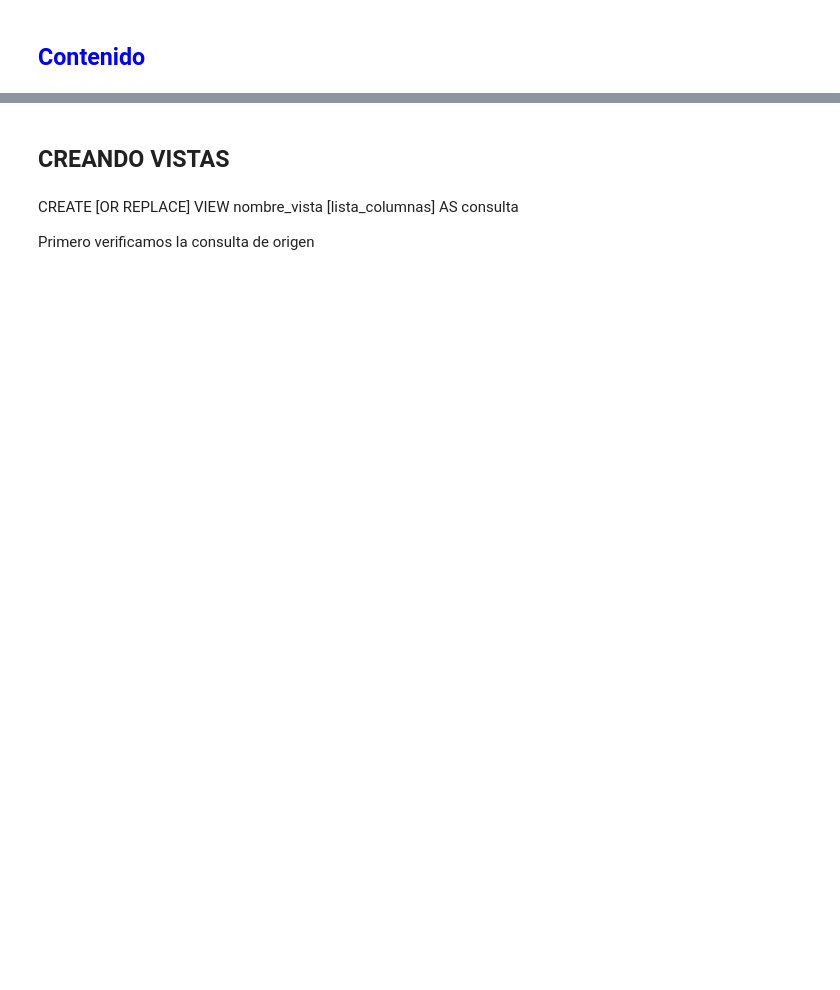
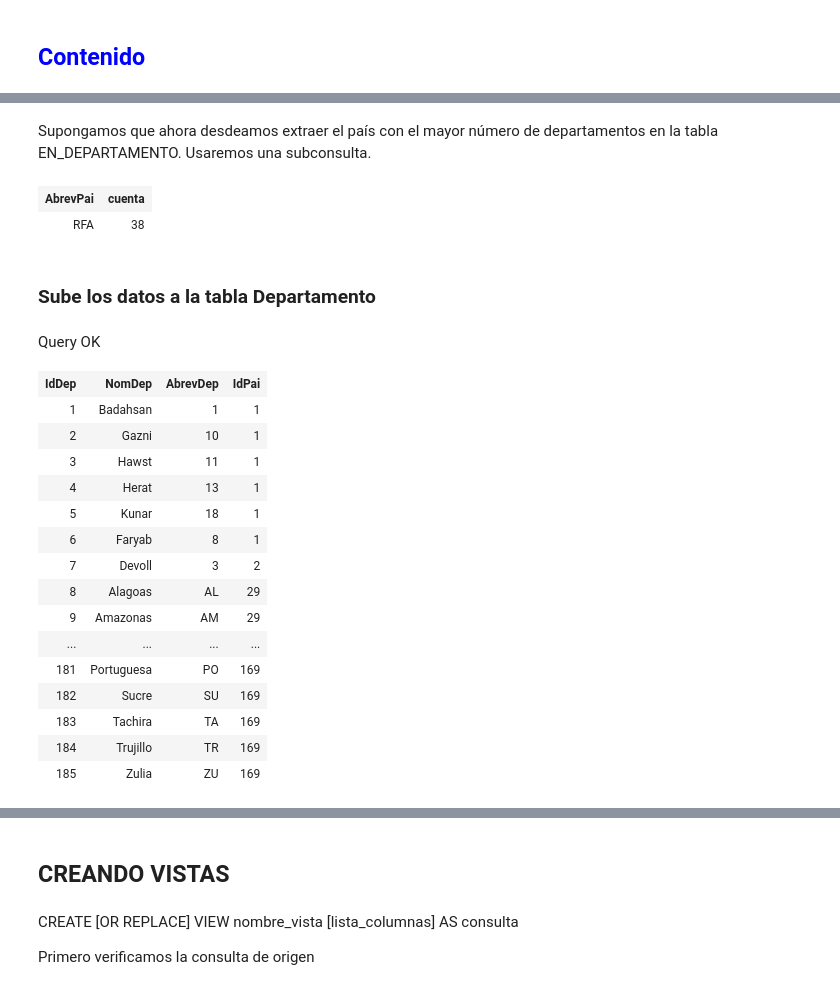
Before and after one commit to AprendizajeProfundo/BigData, a Jupyter notebook: Bases_Datos/Notebooks/Bases_Datos_SQL-2.ipynb, the cells around one changed output, grey strips where cells are left out. Cells and saved outputs as stored; diff of their text form; code cells hidden in the pictures; blank space fills up the shorter version.

```diff
--- a/Bases_Datos/Notebooks/Bases_Datos_SQL-2.ipynb
+++ b/Bases_Datos/Notebooks/Bases_Datos_SQL-2.ipynb
@@ -158,0 +388,13 @@ WHERE P.NomDep = D.NomDep AND M.AbrevDep = P.Abrev_Dep;
+# %% [markdown]
+Supongamos que ahora desdeamos extraer el país con el mayor número de departamentos en la tabla EN_DEPARTAMENTO. Usaremos una subconsulta.
+# %%
+WITH conteo AS
+   ( SELECT AbrevPai, COUNT(AbrevDep)AS cuenta FROM EN_DEPARTAMENTO
+    GROUP BY AbrevPai)
+SELECT  AbrevPai, cuenta FROM conteo
+WHERE cuenta = (SELECT MAX(cuenta) FROM conteo);
+# %% [output]
+| AbrevPai | cuenta |
+| RFA | 38 |
+# %% [markdown]
+### Sube los datos a la tabla Departamento
@@ -158,0 +403,27 @@ WHERE P.NomDep = D.NomDep AND M.AbrevDep = P.Abrev_Dep;
+# %%
+INSERT INTO DEPARTAMENTO(NomDep, AbrevDep, IdPai)
+SELECT D.NomDep,D.AbrevDep, P.IdPai
+FROM PAIS AS P
+INNER JOIN EN_DEPARTAMENTO AS D
+ON P.AbrevPai = D.AbrevPai;
+# %% [output]
+Query OK
+# %%
+SELECT * FROM DEPARTAMENTO;
+# %% [output]
+| IdDep | NomDep | AbrevDep | IdPai |
+| 1 | Badahsan | 1 | 1 |
+| 2 | Gazni | 10 | 1 |
+| 3 | Hawst | 11 | 1 |
+| 4 | Herat | 13 | 1 |
+| 5 | Kunar | 18 | 1 |
+| 6 | Faryab | 8 | 1 |
+| 7 | Devoll | 3 | 2 |
+| 8 | Alagoas | AL | 29 |
+| 9 | Amazonas | AM | 29 |
+| ... | ... | ... | ... |
+| 181 | Portuguesa | PO | 169 |
+| 182 | Sucre | SU | 169 |
+| 183 | Tachira | TA | 169 |
+| 184 | Trujillo | TR | 169 |
+| 185 | Zulia | ZU | 169 |
```
Also changed, not shown: parts of 114 cells of this notebook, 3 other files.
